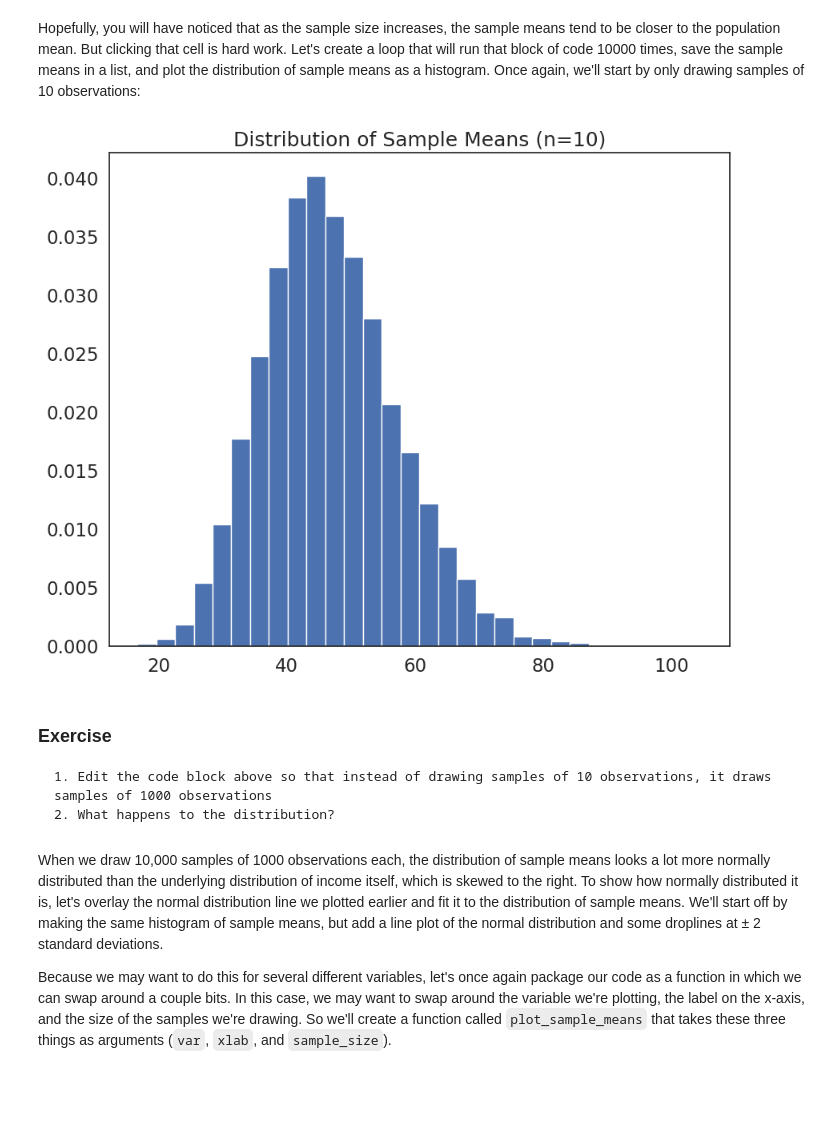
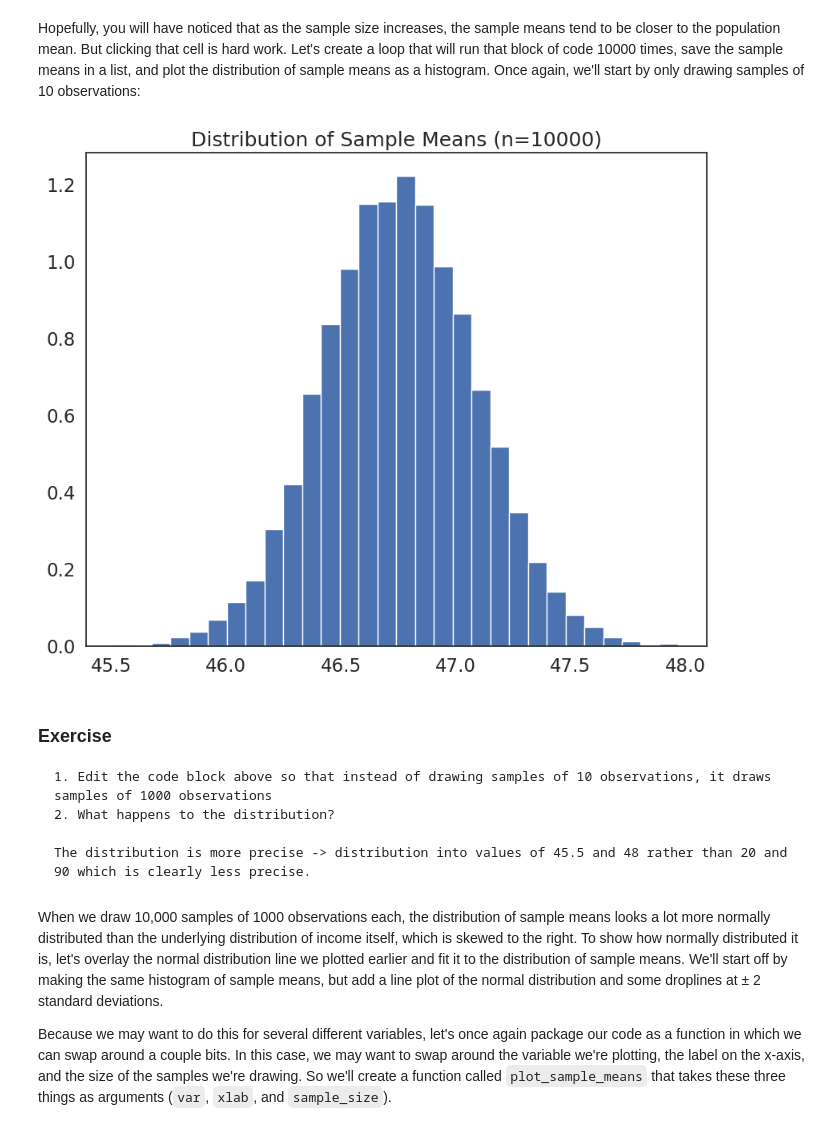
Before and after one commit to salomemrlds/QM2, a Jupyter notebook: notebooks/W05. Distributions and Basic Statistics.ipynb, the cells around one changed output. Saved outputs shown, nothing was run; the diff lists cells and outputs as text; code cells hidden in the pictures; blank space fills up the shorter version.

```diff
--- a/notebooks/W05. Distributions and Basic Statistics.ipynb
+++ b/notebooks/W05. Distributions and Basic Statistics.ipynb
@@ -168,0 +176,3 @@ what other variables are categorical? Convert them to categorical and describe.
+# %%
+df['sex']=df['sex'].astype('category')
+df['sex'].describe()
@@ -364,24 +403,26 @@ Hopefully, you will have noticed that as the sample size increases, the sample m
 # %%
 #create an empty list to store sample means
 sample_means=[]
 
-sample_size=10
+sample_size=10000
 # loop 10,000 times.
 for i in range(0,10000):
     sample= df['income'].sample(sample_size, replace=True) # draw a sample of 10 observations from the income variable, with replacement
     sample_mean=sample.mean() # calculate the mean of the sample
     sample_means.append(sample_mean) # append the sample mean to the list of sample means
 
 plt.hist(sample_means, bins=30, edgecolor='white', density=True) # plot a histogram of the sample means
 plt.title('Distribution of Sample Means (n={})'.format(sample_size)) # add a title
 plt.show()
 # %% [output]
-[figure, old version]
+[figure, new version]
 # %% [markdown]
 ### Exercise
 
     1. Edit the code block above so that instead of drawing samples of 10 observations, it draws samples of 1000 observations
     2. What happens to the distribution?
+
+    The distribution is more precise -> distribution into values of 45.5 and 48 rather than 20 and 90 which is clearly less precise.
 # %% [markdown]
 When we draw 10,000 samples of 1000 observations each, the distribution of sample means looks a lot more normally distributed than the underlying distribution of income itself, which is skewed to the right. To show how normally distributed it is, let's overlay the normal distribution line we plotted earlier and fit it to the distribution of sample means. We'll start off by making the same histogram of sample means, but add a line plot of the normal distribution and some droplines at ± 2 standard deviations.
 
```
Also changed, not shown: parts of 15 cells of this notebook.
